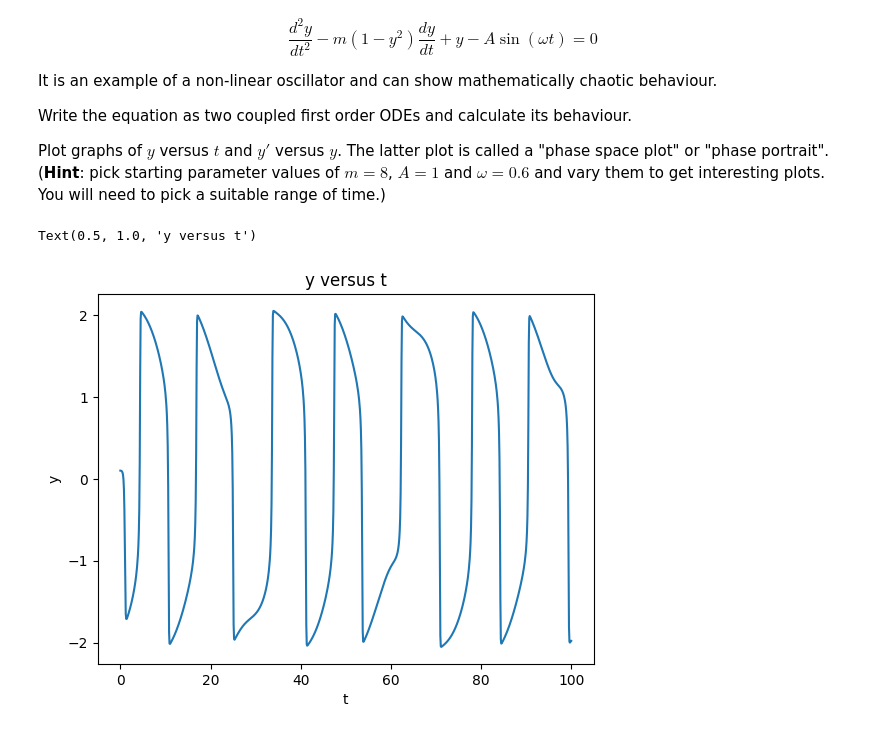
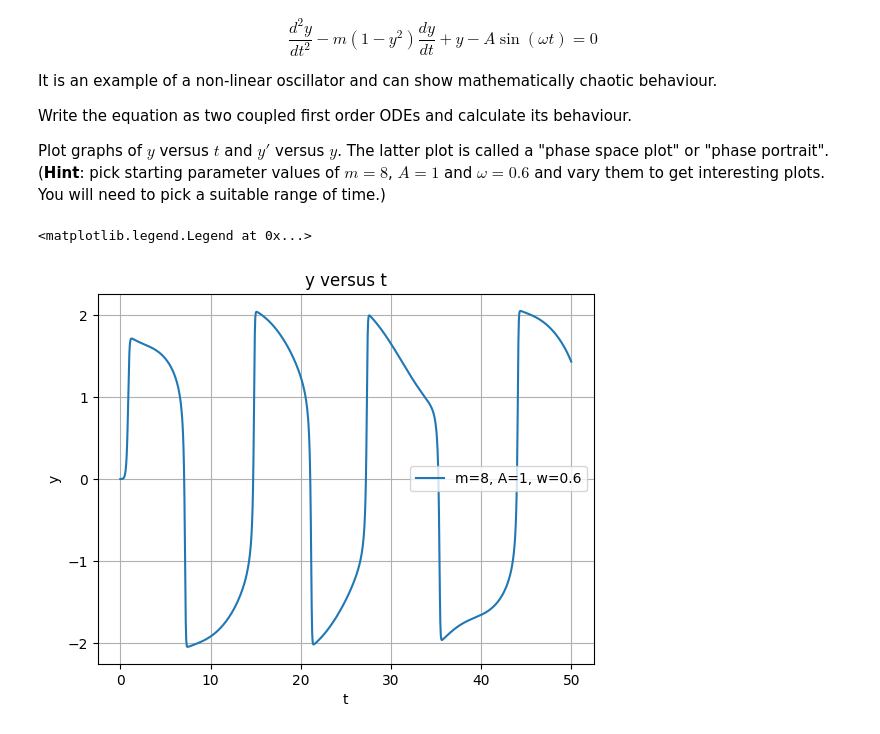
Before and after one commit to PX2145-2025/week-8-b-Morgan-Howard-Reuben, a Jupyter notebook: ODEs.ipynb, the cells around one changed output. Drawn from its saved outputs; the diff is of its cells as text; code cells hidden in the pictures.

```diff
--- a/ODEs.ipynb
+++ b/ODEs.ipynb
@@ -244,7 +244,7 @@ A = 1
 omega = 0.6
 
 # t values
-t = np.linspace(0, 100, 1000)
+t = np.linspace(0, 50, 1000)
 
 # define function that will return derivatives of y
 def f(y, t):
@@ -252,14 +252,16 @@ def f(y, t):
              m * (1 - y[0]**2) * y[1] - y[0] + A * np.sin(omega * t) # This is dy[1]/dt
            ]
 
-yinit = [0.1, 0] # TWO initial values, y and y'
+yinit = [0, 0] # TWO initial values, y and y'
 y = odeint(f, yinit , t)
 # %%
 # plot graph of y versus t
-plt.plot(t, y[:,0])
+plt.plot(t, y[:,0], label='m=8, A=1, w=0.6')
 plt.xlabel('t')
 plt.ylabel('y')
 plt.title('y versus t')
+plt.grid()
+plt.legend(loc='best')
 # %% [output]
-Text(0.5, 1.0, 'y versus t')
+<matplotlib.legend.Legend at 0x...>
-[figure, old version]
+[figure, new version]
```
Also changed, not shown: parts of 3 cells of this notebook.
